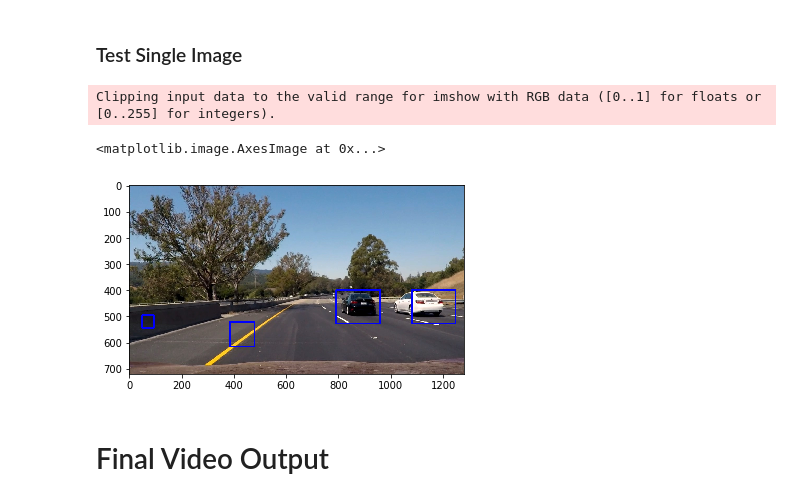
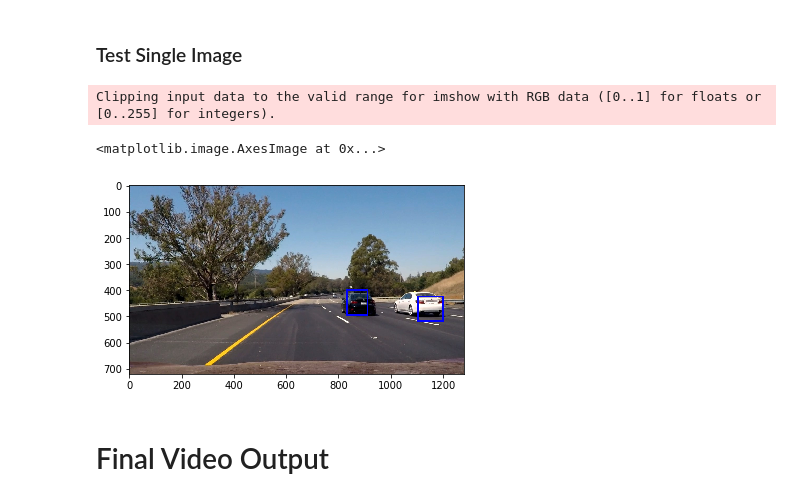
Before and after one commit to ultrakapy/CarND-Vehicle-Detection, a Jupyter notebook: P5.ipynb, the cells around one changed output. Drawn from its saved outputs; the diff is of its cells as text; code cells hidden in the pictures.

Commit message:
New training threshold

```diff
--- a/P5.ipynb
+++ b/P5.ipynb
@@ -821,35 +821,35 @@ image = image.astype(np.float32)/255
 #hot_windows = search_windows(image, windows, svc, X_scaler, color_space=color_space,
 #                        spatial_size=spatial_size, hist_bins=hist_bins,
 #                        orient=orient, pix_per_cell=pix_per_cell,
 #                        cell_per_block=cell_per_block,
 #                        hog_channel=hog_channel, spatial_feat=spatial_feat,
 #                        hist_feat=hist_feat, hog_feat=hog_feat)
 hot_windows = []
 scale1 = 1.5
 hot_windows1 = find_cars(draw_image, y_start_stop[0], y_start_stop[1], scale1, svc, X_scaler, orient, pix_per_cell, cell_per_block, spatial_size, hist_bins)
 hot_windows.extend(hot_windows1)
 scale2 = 2
 hot_windows2 = find_cars(draw_image, y_start_stop[0], y_start_stop[1], scale2, svc, X_scaler, orient, pix_per_cell, cell_per_block, spatial_size, hist_bins)
 hot_windows.extend(hot_windows2)
 #print(hot_windows)
 ### Apply heatmap
 heat = np.zeros_like(image[:,:,0]).astype(np.float)
 # Add heat to each box in box list
 heat = add_heat(heat,hot_windows)
 # Apply threshold to help remove false positives
-heat = apply_threshold(heat,2)
+heat = apply_threshold(heat,5)
 # Visualize the heatmap when displaying
 heatmap = np.clip(heat, 0, 255)
 # Find final boxes from heatmap using label function
 labels = label(heatmap)
 window_img = draw_labeled_bboxes(np.copy(image), labels)
 #window_img = draw_boxes(draw_image, hot_windows, color=(0, 0, 255), thick=6)
 
 plt.imshow(window_img)
 # %% [output]
 Clipping input data to the valid range for imshow with RGB data ([0..1] for floats or [0..255] for integers).
 <matplotlib.image.AxesImage at 0x...>
-[figure, old version]
+[figure, new version]
 # %%
 last_N_heatmaps = []
 last_N_frames = 3
```
Also changed, not shown: parts of 2 cells of this notebook, 2 other files.
